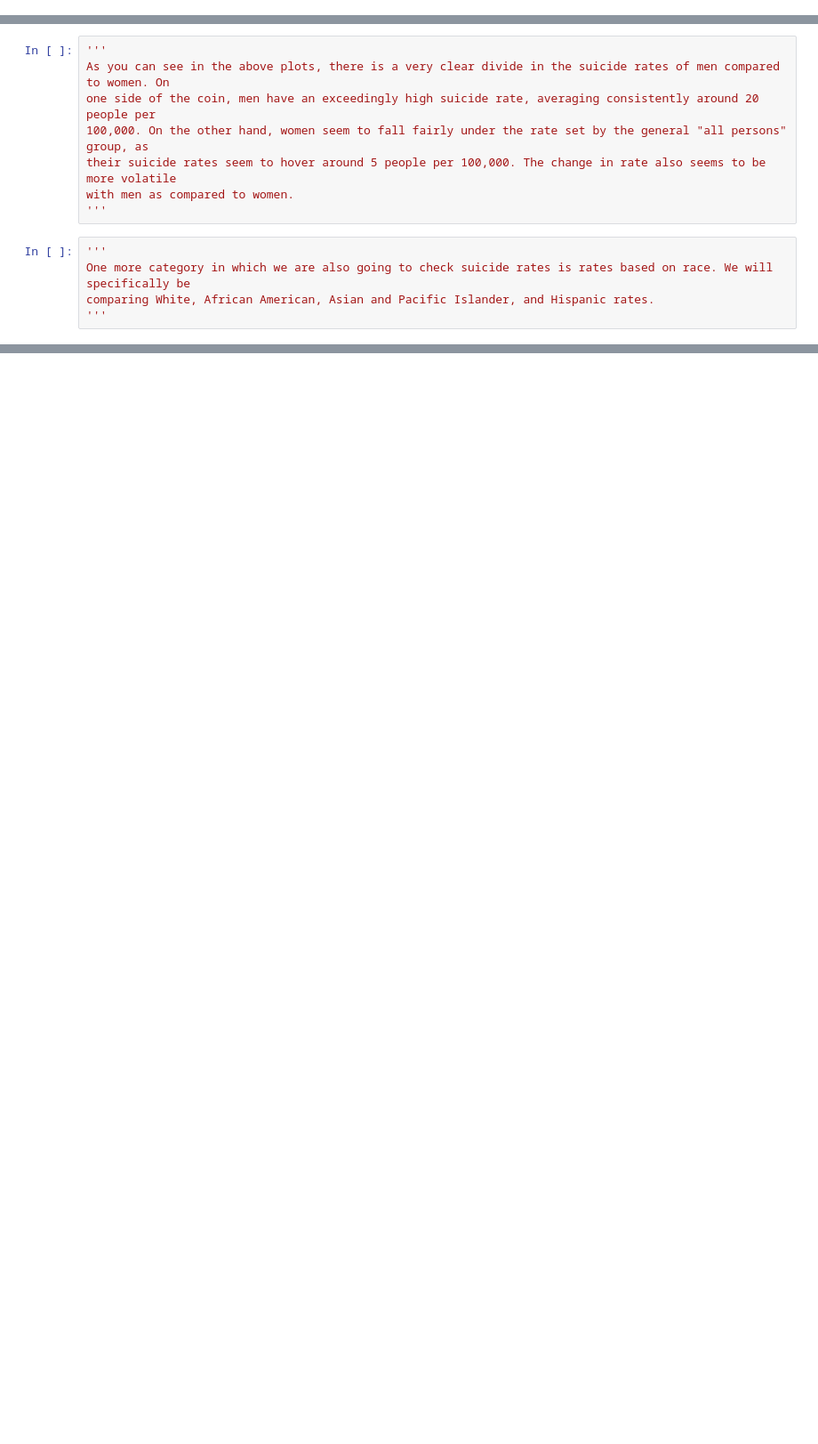
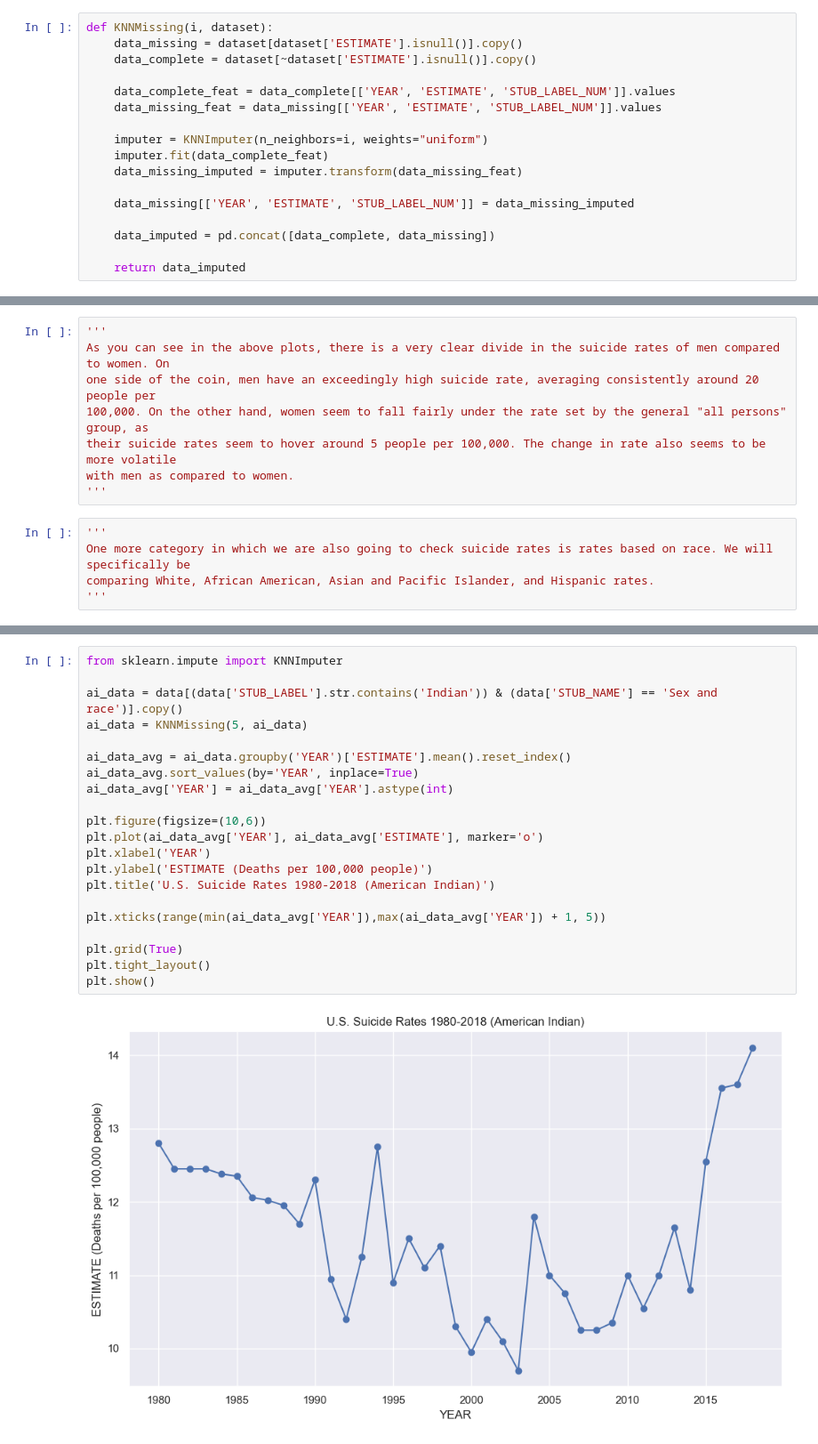
Before and after one commit to jaimelu/jaimelu.github.io, a Jupyter notebook: FinalProject.ipynb, the cells around one changed output, grey strips where cells are left out. Shown at 89% size. Cells and saved outputs as stored; diff of their text form; blank space fills up the shorter version.

```diff
--- a/FinalProject.ipynb
+++ b/FinalProject.ipynb
@@ -4,6 +4,23 @@ import numpy as np
 import pandas as pd
 import seaborn as sns
 import matplotlib.pyplot as plt
+# %%
+def KNNMissing(i, dataset):
+    data_missing = dataset[dataset['ESTIMATE'].isnull()].copy()
+    data_complete = dataset[~dataset['ESTIMATE'].isnull()].copy()
+
+    data_complete_feat = data_complete[['YEAR', 'ESTIMATE', 'STUB_LABEL_NUM']].values
+    data_missing_feat = data_missing[['YEAR', 'ESTIMATE', 'STUB_LABEL_NUM']].values
+
+    imputer = KNNImputer(n_neighbors=i, weights="uniform")
+    imputer.fit(data_complete_feat)
+    data_missing_imputed = imputer.transform(data_missing_feat)
+
+    data_missing[['YEAR', 'ESTIMATE', 'STUB_LABEL_NUM']] = data_missing_imputed
+
+    data_imputed = pd.concat([data_complete, data_missing])
+
+    return data_imputed
 # %%
 # After downloading the data and storing it in the same folder as your Jupyter file, we will read in the data.
 data = pd.read_csv("Death_rates_for_suicide__by_sex__race__Hispanic_origin__and_age__United_States.csv")
@@ -200,0 +327,23 @@ comparing White, African American, Asian and Pacific Islander, and Hispanic rate
+# %%
+from sklearn.impute import KNNImputer
+
+ai_data = data[(data['STUB_LABEL'].str.contains('Indian')) & (data['STUB_NAME'] == 'Sex and race')].copy()
+ai_data = KNNMissing(5, ai_data)
+
+ai_data_avg = ai_data.groupby('YEAR')['ESTIMATE'].mean().reset_index()
+ai_data_avg.sort_values(by='YEAR', inplace=True)
+ai_data_avg['YEAR'] = ai_data_avg['YEAR'].astype(int)
+
+plt.figure(figsize=(10,6))
+plt.plot(ai_data_avg['YEAR'], ai_data_avg['ESTIMATE'], marker='o')
+plt.xlabel('YEAR')
+plt.ylabel('ESTIMATE (Deaths per 100,000 people)')
+plt.title('U.S. Suicide Rates 1980-2018 (American Indian)')
+
+plt.xticks(range(min(ai_data_avg['YEAR']),max(ai_data_avg['YEAR']) + 1, 5))
+
+plt.grid(True)
+plt.tight_layout()
+plt.show()
+# %% [output]
+[figure, added]
```
Also changed, not shown: parts of 13 cells of this notebook.
